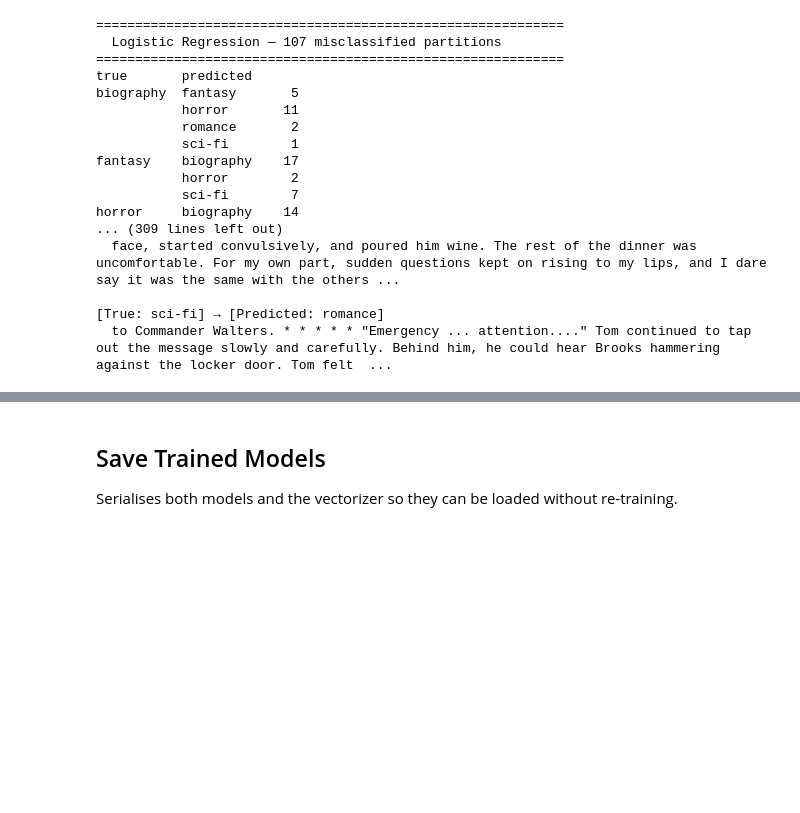
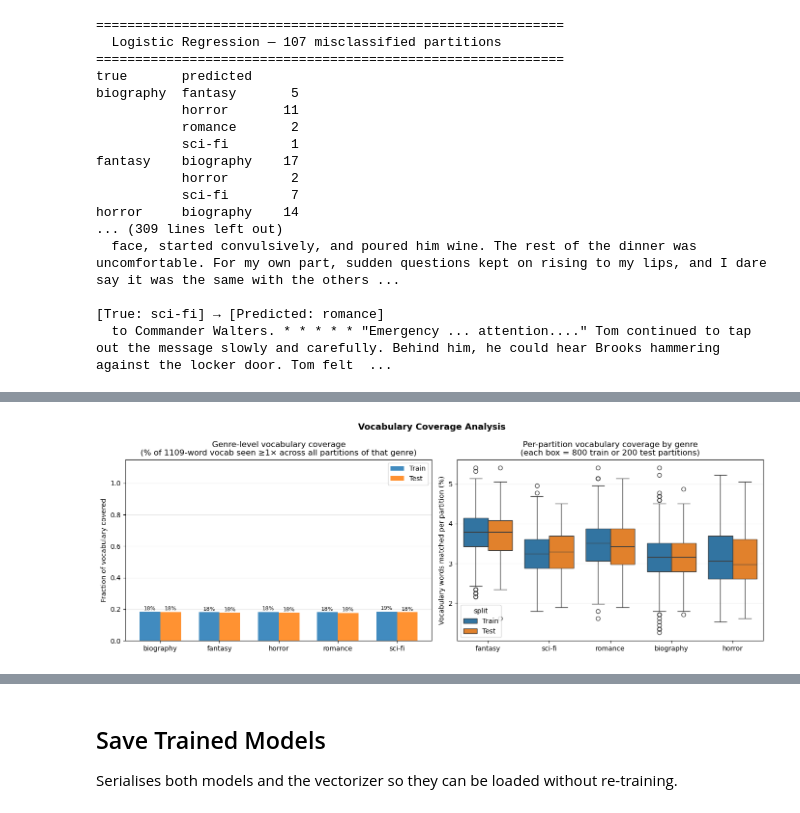
Before and after one commit to RakanAT/DataScienceApplications-Group4, a Jupyter notebook: Assignment 1/Genre classifier.ipynb, the cells around one changed output, grey strips where cells are left out. Cells and saved outputs as stored; diff of their text form; code cells hidden in the pictures; blank space fills up the shorter version.

```diff
--- a/Assignment 1/Genre classifier.ipynb
+++ b/Assignment 1/Genre classifier.ipynb
@@ -604,0 +613,71 @@ horror     biography    14
+# %%
+# ── Vocabulary Coverage Analysis ────────────────────────────────────────────
+vocab_size = len(vocabulary)
+
+def genre_vocab_coverage(X_split, y_split):
+    """Fraction of vocabulary words that appear ≥1× across all partitions of each genre."""
+    result = {}
+    y_arr = np.array(y_split)
+    for genre in GENRES:
+        X_g = X_split[y_arr == genre]
+        # count columns with at least one non-zero entry across all genre partitions
+        n_covered = int(np.asarray((X_g > 0).sum(axis=0) > 0).flatten().sum())
+        result[genre] = n_covered / vocab_size
+    return result
+
+train_genre_cov = genre_vocab_coverage(X_train, y_train)
+test_genre_cov  = genre_vocab_coverage(X_test,  y_test)
+
+# Per-partition: how many vocab words are matched in each individual partition (as %)
+train_part_cov = np.asarray((X_train > 0).sum(axis=1)).flatten() / vocab_size * 100
+test_part_cov  = np.asarray((X_test  > 0).sum(axis=1)).flatten() / vocab_size * 100
+
+train_cov_df = pd.DataFrame({'genre': y_train, 'coverage': train_part_cov, 'split': 'Train'})
+test_cov_df  = pd.DataFrame({'genre': y_test,  'coverage': test_part_cov,  'split': 'Test'})
+cov_df = pd.concat([train_cov_df, test_cov_df], ignore_index=True)
+
+fig, axes = plt.subplots(1, 2, figsize=(14, 5))
+
+# Left: cumulative genre-level coverage
+x, width = np.arange(len(GENRES)), 0.35
+ax = axes[0]
+bars_tr = ax.bar(x - width/2, [train_genre_cov[g] for g in GENRES], width,
+                 label='Train', color='#1f77b4', alpha=0.85)
+bars_te = ax.bar(x + width/2, [test_genre_cov[g]  for g in GENRES], width,
+                 label='Test',  color='#ff7f0e', alpha=0.85)
+for bar, g in zip(bars_tr, GENRES):
+    ax.text(bar.get_x() + bar.get_width()/2, bar.get_height() + 0.01,
+            f"{train_genre_cov[g]:.0%}", ha='center', fontsize=8)
+for bar, g in zip(bars_te, GENRES):
+    ax.text(bar.get_x() + bar.get_width()/2, bar.get_height() + 0.01,
+            f"{test_genre_cov[g]:.0%}", ha='center', fontsize=8)
+ax.set_xticks(x)
+ax.set_xticklabels(GENRES)
+ax.set_ylabel('Fraction of vocabulary covered')
+ax.set_ylim(0, 1.15)
+ax.set_title(f'Genre-level vocabulary coverage\n(% of {vocab_size}-word vocab seen ≥1× across all partitions of that genre)')
+ax.legend()
+ax.grid(axis='y', alpha=0.3)
+
+# Right: per-partition vocabulary coverage distribution
+sns.boxplot(data=cov_df, x='genre', y='coverage', hue='split',
+            palette={'Train': '#1f77b4', 'Test': '#ff7f0e'}, ax=axes[1])
+axes[1].set_ylabel('Vocabulary words matched per partition (%)')
+axes[1].set_title('Per-partition vocabulary coverage by genre\n(each box = 800 train or 200 test partitions)')
+axes[1].set_xlabel('')
+axes[1].grid(axis='y', alpha=0.3)
+
+fig.suptitle('Vocabulary Coverage Analysis', fontsize=13, fontweight='bold')
+plt.tight_layout()
+plt.savefig('images/vocabulary_coverage.png', dpi=150, bbox_inches='tight')
+plt.show()
+print('Saved: images/vocabulary_coverage.png')
+
+print("\nGenre-level coverage summary:")
+print(f"{'Genre':12} {'Train':>8} {'Test':>8} {'Gap':>8}")
+print("-" * 38)
+for g in GENRES:
+    gap = train_genre_cov[g] - test_genre_cov[g]
+    print(f"{g:12} {train_genre_cov[g]:>8.1%} {test_genre_cov[g]:>8.1%} {gap:>+8.1%}")
+# %% [output]
+[figure, added]
```
Also changed, not shown: parts of 9 cells of this notebook, 20 other files.
